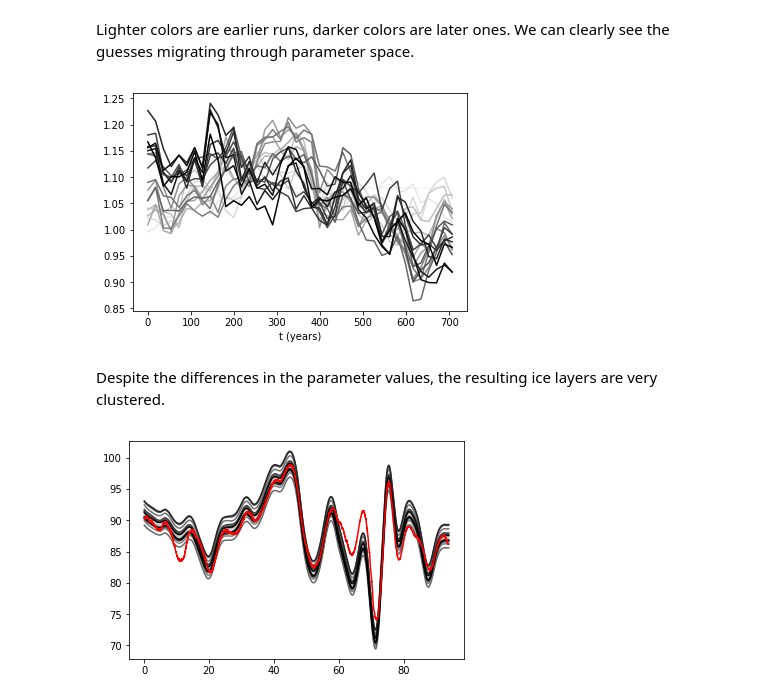
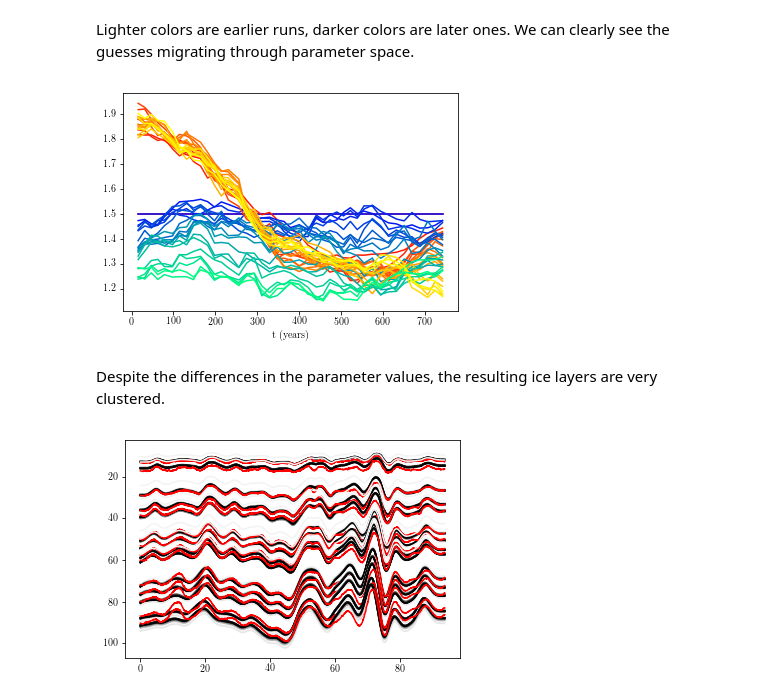
Before and after one commit to dlilien/glaciology-seminar-2018-10-16, a Jupyter notebook: hmc.ipynb, the cells around one changed output. Drawn from its saved outputs; the diff is of its cells as text; code cells hidden in the pictures.

Commit message:
Use multiple layers and vary both accumulation and velocity

```diff
--- a/hmc.ipynb
+++ b/hmc.ipynb
@@ -262,13 +310,16 @@ def hamiltonian_update(δτ, θ, ϕ):
 Create the initial parameter and momentum and plot the velocity.
 The initial kinetic energy should be around 0.5 (it's a $\chi^2$ random variable).
 # %%
-θ = accumulation_scale.copy()
+θ_a = accumulation_scale.copy()
+θ_v = velocity_scale.copy()
+
 ϕ = generate_momentum(random_state, 1)
 
-print(kinetic_energy(ϕ))
+fig, ax = plt.subplots()
+ax.plot(times[1:], velocity(ϕ)[:len(times[1:])], color='k', label='Acc')
+ax.plot(times[1:], velocity(ϕ)[len(times[1:]):], color='b', label='Vel')
 
-fig, ax = plt.subplots()
-ax.plot(np.array(range(num_steps)) * dt, velocity(ϕ), color='k')
 ax.set_xlabel('t (years)')
+plt.legend()
 plt.show(fig)
 # %% [output]
@@ -279,9 +329,9 @@ Solve the system using a fictitious timestep of 1/32 for 2/3 of a fictitious tim
 I had to hand-tune both of these parameters to get something sensible.
 # %%
 δτ = 1.0/32
-num_hamiltonian_steps = int(2.0 / 3 / δτ)
+num_hamiltonian_steps = int(3.0 / 4 / δτ)
 
 for k in range(num_hamiltonian_steps):
-    θ, ϕ = hamiltonian_update(δτ, θ, ϕ)
-    print(kinetic_energy(ϕ), potential_energy(θ))
+    θ_a, θ_v, ϕ = hamiltonian_update(δτ, θ_a, θ_v, ϕ)
+    print(kinetic_energy(ϕ), potential_energy(θ_a, θ_v))
 # %% [output]
@@ -345,13 +390,21 @@ Now let's generate a bunch of samples and see what the resulting ensemble looks
 num_samples = 20
 θs = np.zeros((num_samples, num_steps))
 θs[0, :] = accumulation_scale.copy()
+θsv = np.zeros((num_samples, num_steps))
+θsv[0, :] = velocity_scale.copy()
 for sample in range(1, num_samples):
+    print(sample, ':   ', end='')
     ϕ = generate_momentum(random_state, 1)
-    θ = θs[sample - 1, :].copy()
+    θ_a = θs[sample - 1, :].copy()
+    θ_v = θsv[sample - 1, :].copy()
+
 
     for k in range(num_hamiltonian_steps):
-        θ, ϕ = hamiltonian_update(δτ, θ, ϕ)
+        print('..{:d}'.format(k), end='')
+        θ_a, θ_v, ϕ = hamiltonian_update(δτ, θ_a, θ_v, ϕ)
 
-    print(kinetic_energy(ϕ), potential_energy(θ))
-    θs[sample, :] = θ.copy()
+    print('\n')
+    print(kinetic_energy(ϕ), potential_energy(θ_a, θ_v))
+    θs[sample, :] = θ_a.copy()
+    θsv[sample, :] = θ_v.copy()
 # %% [output]
@@ -378,28 +429,34 @@ for sample in range(1, num_samples):
 Lighter colors are earlier runs, darker colors are later ones.
 We can clearly see the guesses migrating through parameter space.
 # %%
-colormap = plt.get_cmap('binary')
+cm1 = plt.get_cmap('autumn')
+cm2 = plt.get_cmap('winter')
+
 
 fig, ax = plt.subplots()
 for sample in range(num_samples):
-    ax.plot(np.array(range(num_steps)) * dt, θs[sample, :],
-            color=colormap((sample + 1) / num_samples))
+    ax.plot(times[1:], θs[sample, :], color=cm1((sample + 1) / num_samples))
+    ax.plot(times[1:], θsv[sample, :], color=cm2((sample + 1) / num_samples))
+
 ax.set_xlabel('t (years)')
 plt.show(fig)
 # %% [output]
-[figure, old version]
+[figure, new version]
 # %% [markdown]
 Despite the differences in the parameter values, the resulting ice layers are very clustered.
 # %%
 fig, ax = plt.subplots()
-for sample in range(num_samples):
-    θ = θs[sample, :]
-    z_θ = model.layer_depth(x, θ, velocity_scale,
-                            a, u, total_time, num_steps)
-    ax.plot(x/1000, z_θ[-1, :], color=colormap((sample + 1) / num_samples))
-    ax.plot()
+for i, index in enumerate(compare_indices):
+    for sample in range(num_samples):
+        θ = θs[sample, :]
+        z_θ = model.layer_depth(x, θ, velocity_scale,
+                            a, u, timesteps)
+        ax.plot(x/1000, z_θ[index, :], color=colormap((sample + 1) / num_samples))
+        ax.plot()
 
-ax.plot(x/1000, target_layer, color='r')
+    ax.plot(x/1000, target_layers[i], color='r')
+
+ax.invert_yaxis()
 plt.show(fig)
 # %% [output]
-[figure, old version]
+[figure, new version]
```
Also changed, not shown: parts of 29 cells of this notebook, 4 other files.
